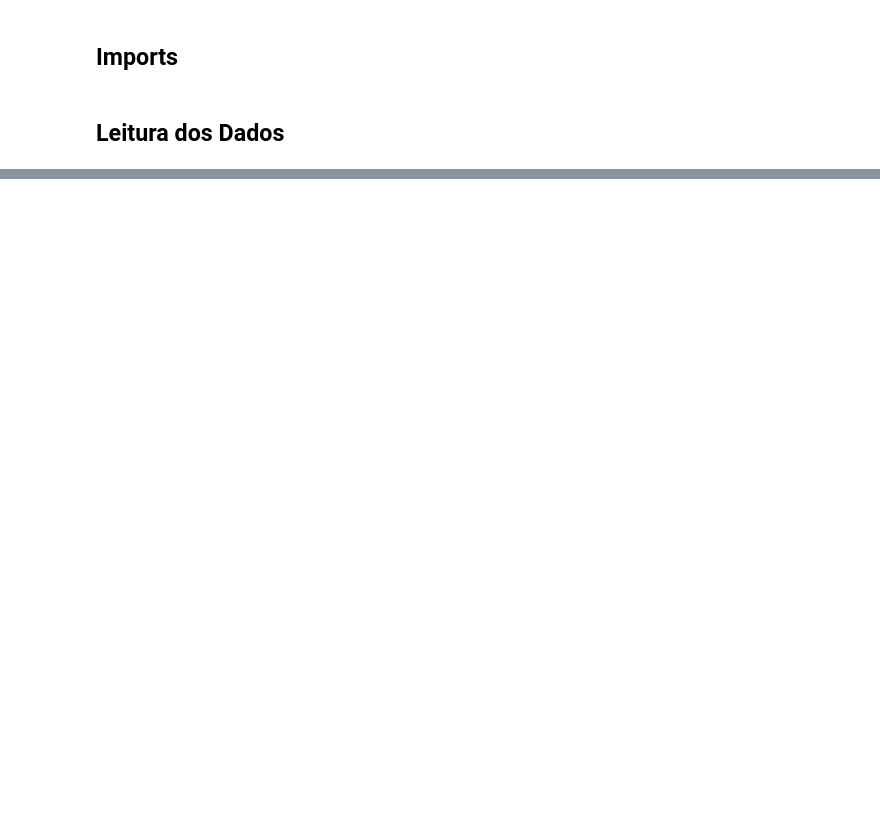
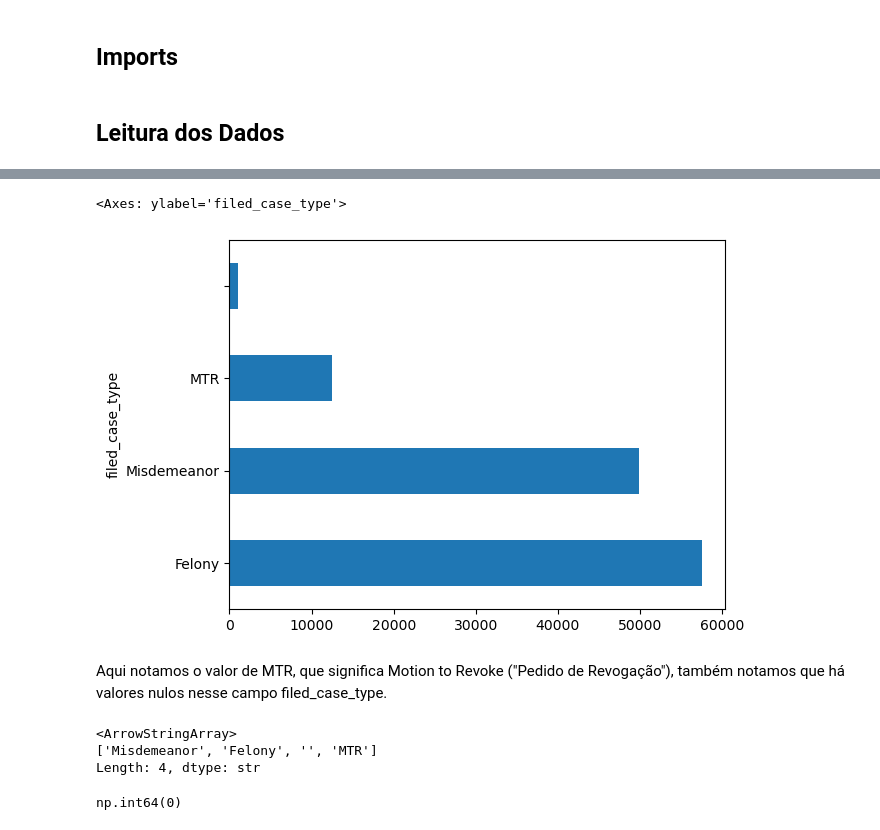
Before and after one commit to Orlandovpjunior/machine_learning, a Jupyter notebook: lab5/notebook.ipynb, the cells around one changed output, grey strips where cells are left out. Saved outputs shown, nothing was run; the diff lists cells and outputs as text; code cells hidden in the pictures; blank space fills up the shorter version.

```diff
--- a/lab5/notebook.ipynb
+++ b/lab5/notebook.ipynb
@@ -62,0 +106,17 @@ Length: 4, dtype: str
+# %%
+df_da_prosecuted.value_counts('filed_case_type').plot.barh()
+# %% [output]
+<Axes: ylabel='filed_case_type'>
+[figure, added]
+# %% [markdown]
+Aqui notamos o valor de MTR, que significa Motion to Revoke ("Pedido de Revogação"), também notamos que há valores nulos nesse campo filed_case_type.
+# %%
+df_da_prosecuted['filed_case_type'].unique()
+# %% [output]
+<ArrowStringArray>
+['Misdemeanor', 'Felony', '', 'MTR']
+Length: 4, dtype: str
+# %%
+df_da_arrests['booked_case_type'].isna().sum()
+# %% [output]
+np.int64(0)
```
Also changed, not shown: parts of 34 cells of this notebook.
